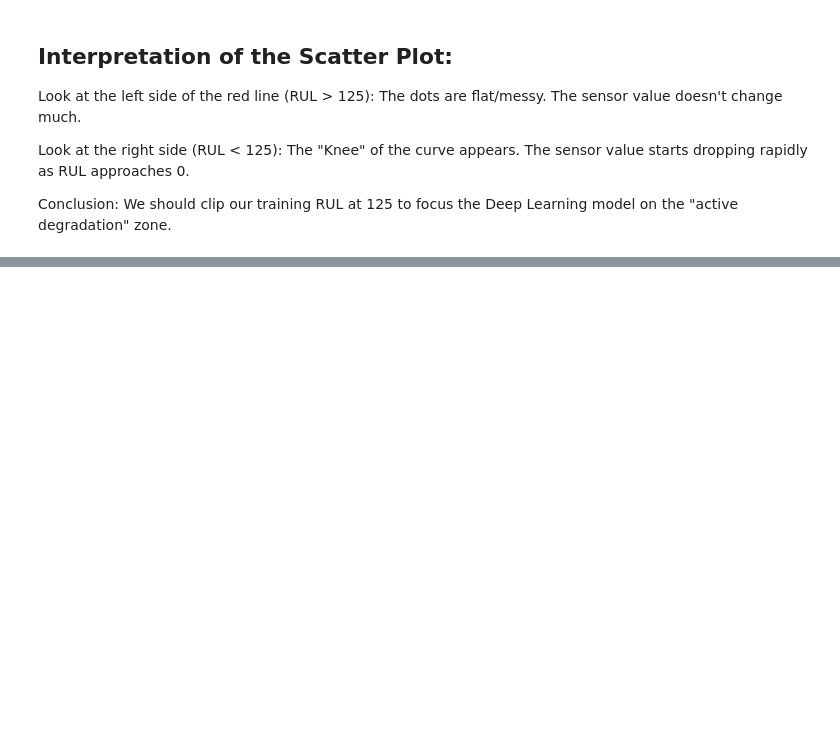
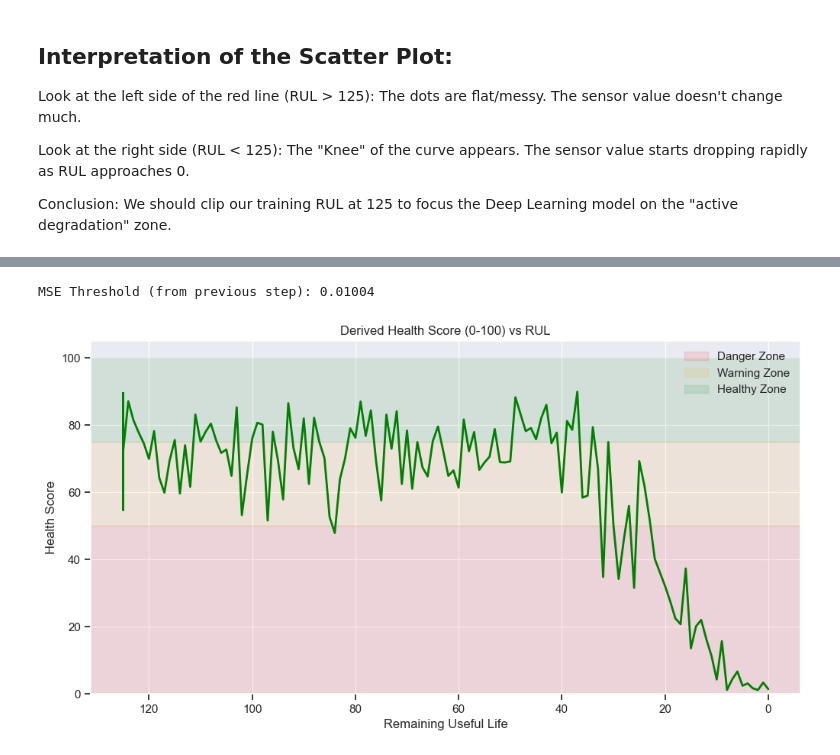
Before and after one commit to SinghNayanKumar/NASA-turbofan-RUL, a Jupyter notebook: notebooks/EDA.ipynb, the cells around one changed output, grey strips where cells are left out. Cells and saved outputs as stored; diff of their text form; code cells hidden in the pictures; blank space fills up the shorter version.

```diff
--- a/notebooks/EDA.ipynb
+++ b/notebooks/EDA.ipynb
@@ -300,0 +672,43 @@ Based on this analysis, here is the plan for the Model Building phase:
+# %%
+# 1. Determine parameters
+# We use the threshold we calculated earlier (99th percentile of healthy data)
+# We want the score to drop significantly when MSE > Threshold
+# Let's say: When MSE == Threshold, Health Score should be 75 (Warning Level)
+# Formula: 75 = 100 * exp(-alpha * threshold)
+# alpha = -ln(0.75) / threshold
+
+print(f"MSE Threshold (from previous step): {THRESHOLD_HI:.5f}")
+
+alpha = -np.log(0.5) / THRESHOLD_HI
+# I chose 0.5 (50% health) at the threshold to make the drop more visible in the plot
+# You can tune this logic based on business needs.
+
+def get_health_score(mse_values, alpha):
+    # Exponential decay: High MSE -> Low Score
+    return 100 * np.exp(-alpha * mse_values)
+
+# 2. Calculate Scores for the dataframe
+df_clean['health_score'] = get_health_score(df_clean['health_index'], alpha)
+
+# 3. Plot Health Score (0-100) vs RUL
+plt.figure(figsize=(12, 6))
+
+# Plot Unit 1 again
+unit_1 = df_clean[df_clean['unit_nr'] == 1]
+plt.plot(unit_1['RUL'], unit_1['health_score'], color='green', linewidth=2)
+
+# Add zones
+plt.axhspan(0, 50, color='red', alpha=0.1, label='Danger Zone')
+plt.axhspan(50, 75, color='orange', alpha=0.1, label='Warning Zone')
+plt.axhspan(75, 100, color='green', alpha=0.1, label='Healthy Zone')
+
+plt.gca().invert_xaxis() # Time moves left to right
+plt.title("Derived Health Score (0-100) vs RUL")
+plt.xlabel("Remaining Useful Life")
+plt.ylabel("Health Score")
+plt.legend()
+plt.ylim(0, 105)
+plt.show()
+# %% [output]
+MSE Threshold (from previous step): 0.01004
+[figure, added]
```
Also changed, not shown: parts of 38 cells of this notebook.
